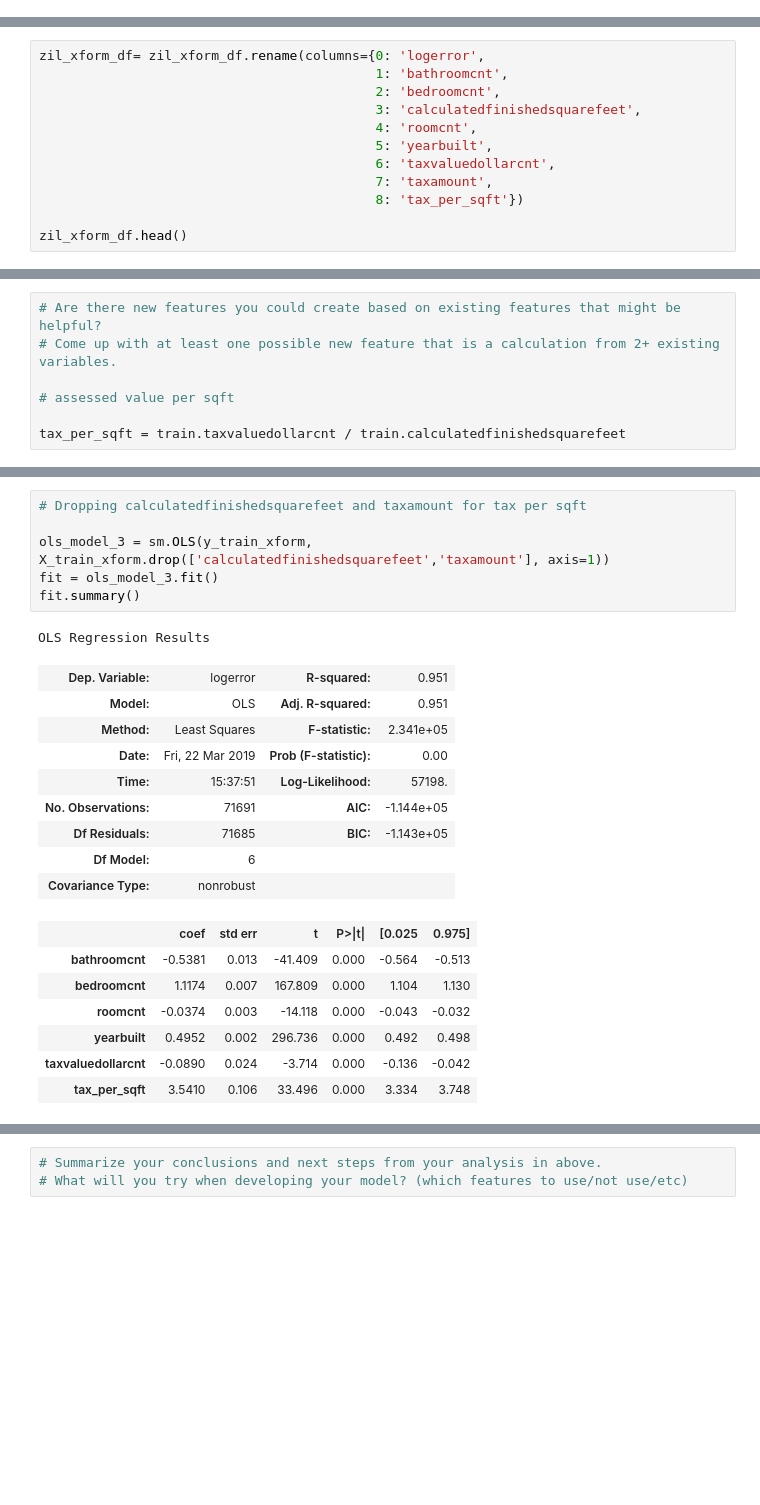
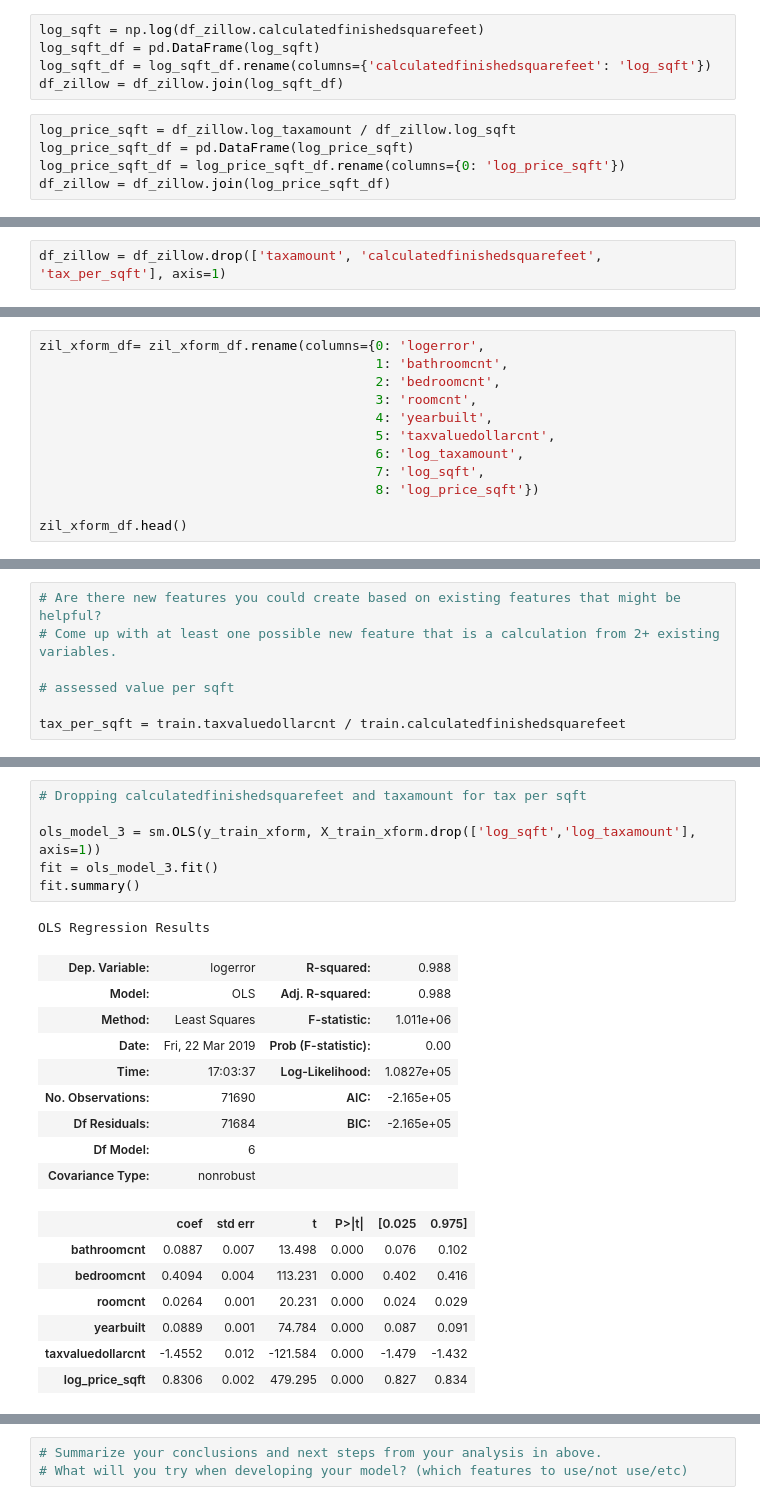
Before and after one commit to StevenGaris/codeup-ds-projects, a Jupyter notebook: Regression_Project_Steven_Garis.ipynb, the cells around one changed output, grey strips where cells are left out. Saved outputs shown, nothing was run; the diff lists cells and outputs as text; blank space fills up the shorter version.

```diff
--- a/Regression_Project_Steven_Garis.ipynb
+++ b/Regression_Project_Steven_Garis.ipynb
@@ -322,0 +328,10 @@ df_zillow.shape
+# %%
+log_sqft = np.log(df_zillow.calculatedfinishedsquarefeet)
+log_sqft_df = pd.DataFrame(log_sqft)
+log_sqft_df = log_sqft_df.rename(columns={'calculatedfinishedsquarefeet': 'log_sqft'})
+df_zillow = df_zillow.join(log_sqft_df)
+# %%
+log_price_sqft = df_zillow.log_taxamount / df_zillow.log_sqft
+log_price_sqft_df = pd.DataFrame(log_price_sqft)
+log_price_sqft_df = log_price_sqft_df.rename(columns={0: 'log_price_sqft'})
+df_zillow = df_zillow.join(log_price_sqft_df)
@@ -322,0 +347,2 @@ df_zillow.shape
+# %%
+df_zillow = df_zillow.drop(['taxamount', 'calculatedfinishedsquarefeet', 'tax_per_sqft'], axis=1)
@@ -370,12 +418,12 @@ zil_xform_df.head()
 zil_xform_df= zil_xform_df.rename(columns={0: 'logerror',
                                            1: 'bathroomcnt',
                                            2: 'bedroomcnt',
-                                           3: 'calculatedfinishedsquarefeet',
-                                           4: 'roomcnt',
-                                           5: 'yearbuilt',
-                                           6: 'taxvaluedollarcnt',
-                                           7: 'taxamount',
-                                           8: 'tax_per_sqft'})
+                                           3: 'roomcnt',
+                                           4: 'yearbuilt',
+                                           5: 'taxvaluedollarcnt',
+                                           6: 'log_taxamount',
+                                           7: 'log_sqft',
+                                           8: 'log_price_sqft'})
 
 zil_xform_df.head()
 # %% [output]
@@ -631,24 +679,24 @@ Warnings:
 # %%
 # Dropping calculatedfinishedsquarefeet and taxamount for tax per sqft
 
-ols_model_3 = sm.OLS(y_train_xform, X_train_xform.drop(['calculatedfinishedsquarefeet','taxamount'], axis=1))
+ols_model_3 = sm.OLS(y_train_xform, X_train_xform.drop(['log_sqft','log_taxamount'], axis=1))
 fit = ols_model_3.fit()
 fit.summary()
 # %% [output]
 OLS Regression Results
-| Dep. Variable: | logerror | R-squared: | 0.951 |
-| Model: | OLS | Adj. R-squared: | 0.951 |
-| Method: | Least Squares | F-statistic: | 2.341e+05 |
+| Dep. Variable: | logerror | R-squared: | 0.988 |
+| Model: | OLS | Adj. R-squared: | 0.988 |
+| Method: | Least Squares | F-statistic: | 1.011e+06 |
 | Date: | Fri, 22 Mar 2019 | Prob (F-statistic): | 0.00 |
-| Time: | 15:37:51 | Log-Likelihood: | 57198. |
-| No. Observations: | 71691 | AIC: | -1.144e+05 |
-| Df Residuals: | 71685 | BIC: | -1.143e+05 |
+| Time: | 17:03:37 | Log-Likelihood: | 1.0827e+05 |
+| No. Observations: | 71690 | AIC: | -2.165e+05 |
+| Df Residuals: | 71684 | BIC: | -2.165e+05 |
 | Df Model: | 6 |  |  |
 | Covariance Type: | nonrobust |  |  |
 |  | coef | std err | t | P>|t| | [0.025 | 0.975] |
-| bathroomcnt | -0.5381 | 0.013 | -41.409 | 0.000 | -0.564 | -0.513 |
-| bedroomcnt | 1.1174 | 0.007 | 167.809 | 0.000 | 1.104 | 1.130 |
-| roomcnt | -0.0374 | 0.003 | -14.118 | 0.000 | -0.043 | -0.032 |
-| yearbuilt | 0.4952 | 0.002 | 296.736 | 0.000 | 0.492 | 0.498 |
-| taxvaluedollarcnt | -0.0890 | 0.024 | -3.714 | 0.000 | -0.136 | -0.042 |
-| tax_per_sqft | 3.5410 | 0.106 | 33.496 | 0.000 | 3.334 | 3.748 |
+| bathroomcnt | 0.0887 | 0.007 | 13.498 | 0.000 | 0.076 | 0.102 |
+| bedroomcnt | 0.4094 | 0.004 | 113.231 | 0.000 | 0.402 | 0.416 |
+| roomcnt | 0.0264 | 0.001 | 20.231 | 0.000 | 0.024 | 0.029 |
+| yearbuilt | 0.0889 | 0.001 | 74.784 | 0.000 | 0.087 | 0.091 |
+| taxvaluedollarcnt | -1.4552 | 0.012 | -121.584 | 0.000 | -1.479 | -1.432 |
+| log_price_sqft | 0.8306 | 0.002 | 479.295 | 0.000 | 0.827 | 0.834 |
```
Also changed, not shown: parts of 25 cells of this notebook.
